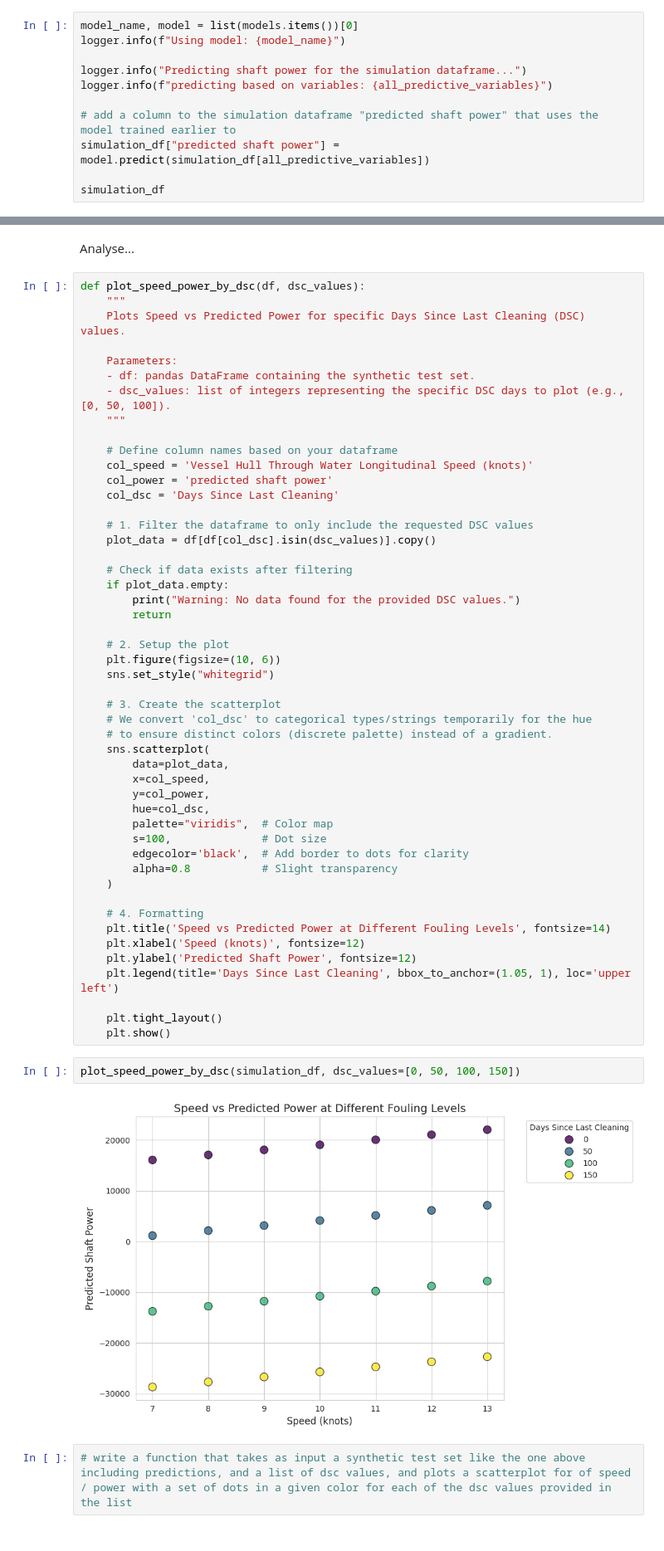
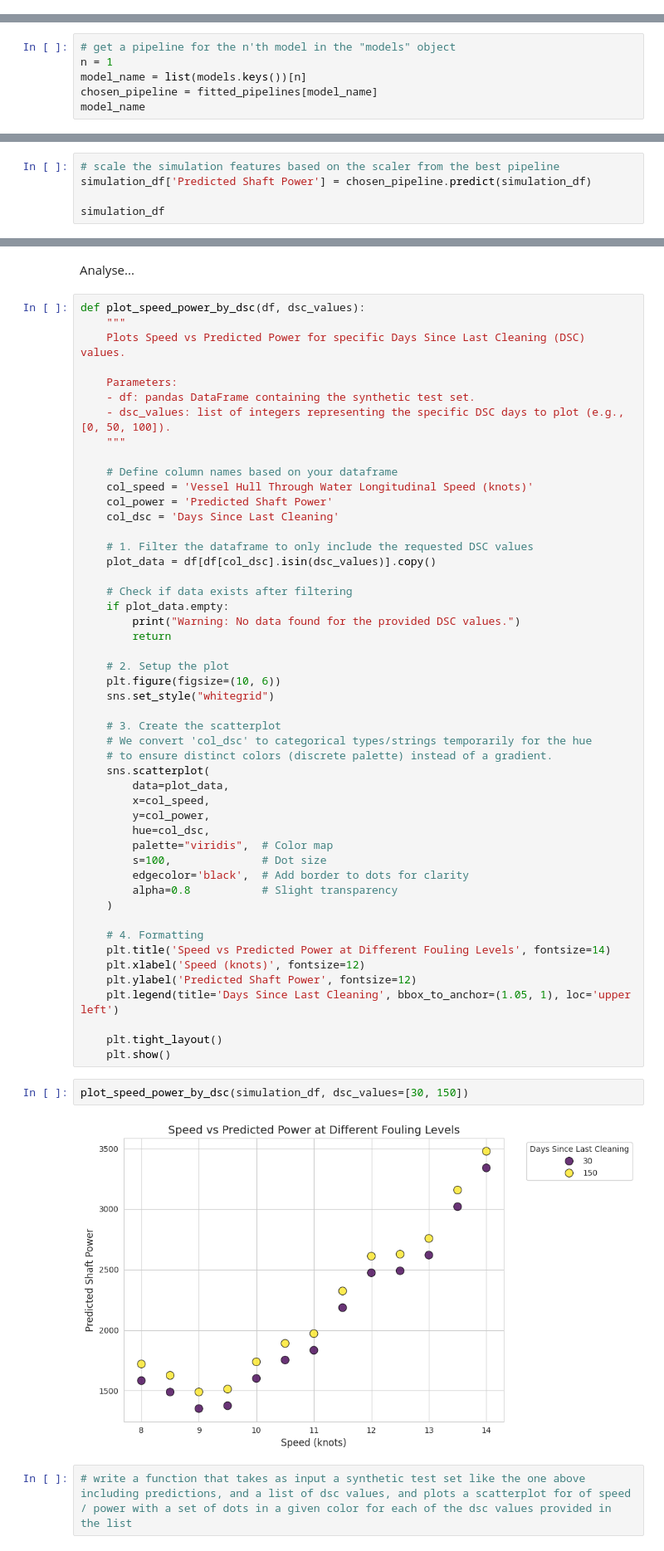
Before and after one commit to AugustBjerg/Master-s-thesis, a Jupyter notebook: code/modelling/notebooks/experimental.ipynb, the cells around one changed output, grey strips where cells are left out. Shown at 83% size. Saved outputs shown, nothing was run; the diff lists cells and outputs as text.

```diff
--- a/code/modelling/notebooks/experimental.ipynb
+++ b/code/modelling/notebooks/experimental.ipynb
@@ -306,13 +354,2 @@ models
 # %% [markdown]
 add predictions to the dataframe
-# %%
-model_name, model = list(models.items())[0]
-logger.info(f"Using model: {model_name}")
-
-logger.info("Predicting shaft power for the simulation dataframe...")
-logger.info(f"predicting based on variables: {all_predictive_variables}")
-
-# add a column to the simulation dataframe "predicted shaft power" that uses the model trained earlier to
-simulation_df["predicted shaft power"] = model.predict(simulation_df[all_predictive_variables])
-
-simulation_df
@@ -335,0 +356,6 @@ simulation_df
+# %%
+# get a pipeline for the n'th model in the "models" object
+n = 1
+model_name = list(models.keys())[n]
+chosen_pipeline = fitted_pipelines[model_name]
+model_name
@@ -335,0 +364,5 @@ simulation_df
+# %%
+# scale the simulation features based on the scaler from the best pipeline
+simulation_df['Predicted Shaft Power'] = chosen_pipeline.predict(simulation_df)
+
+simulation_df
@@ -347,7 +419,7 @@ def plot_speed_power_by_dsc(df, dsc_values):
 
     # Define column names based on your dataframe
     col_speed = 'Vessel Hull Through Water Longitudinal Speed (knots)'
-    col_power = 'predicted shaft power'
+    col_power = 'Predicted Shaft Power'
     col_dsc = 'Days Since Last Cleaning'
 
     # 1. Filter the dataframe to only include the requested DSC values
@@ -385,9 +457,9 @@ def plot_speed_power_by_dsc(df, dsc_values):
     plt.tight_layout()
     plt.show()
 # %%
-plot_speed_power_by_dsc(simulation_df, dsc_values=[0, 50, 100, 150])
+plot_speed_power_by_dsc(simulation_df, dsc_values=[30, 150])
 # %% [output]
-[figure, old version]
+[figure, new version]
 # %%
 # write a function that takes as input a synthetic test set like the one above including predictions, and a list of dsc values, and plots a scatterplot for of speed / power with a set of dots in a given color for each of the dsc values provided in the list
 # %%
```
Also changed, not shown: parts of 21 cells of this notebook, 1 other file.
